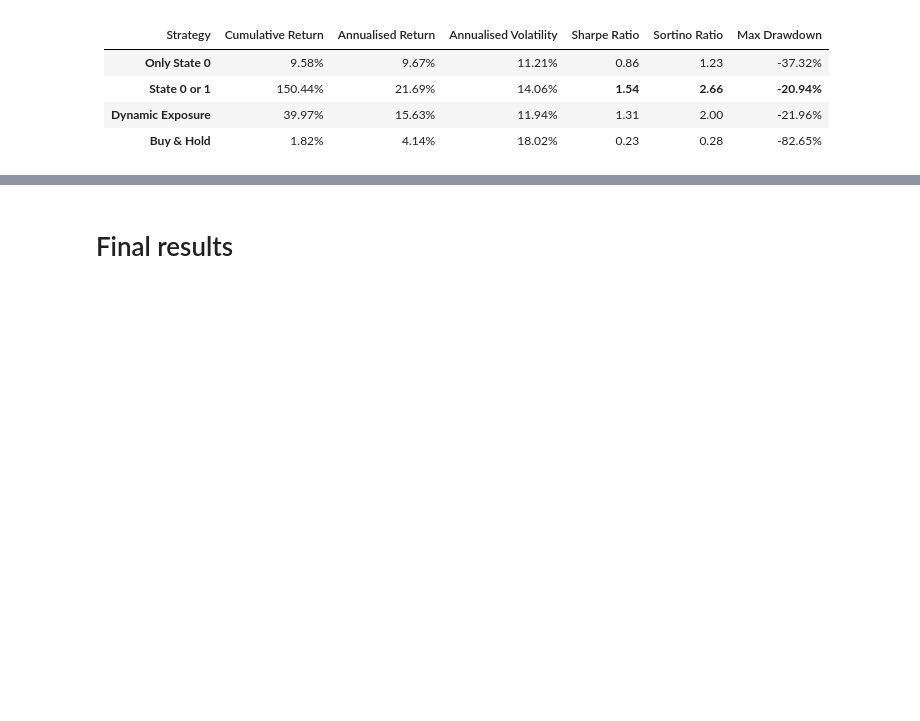
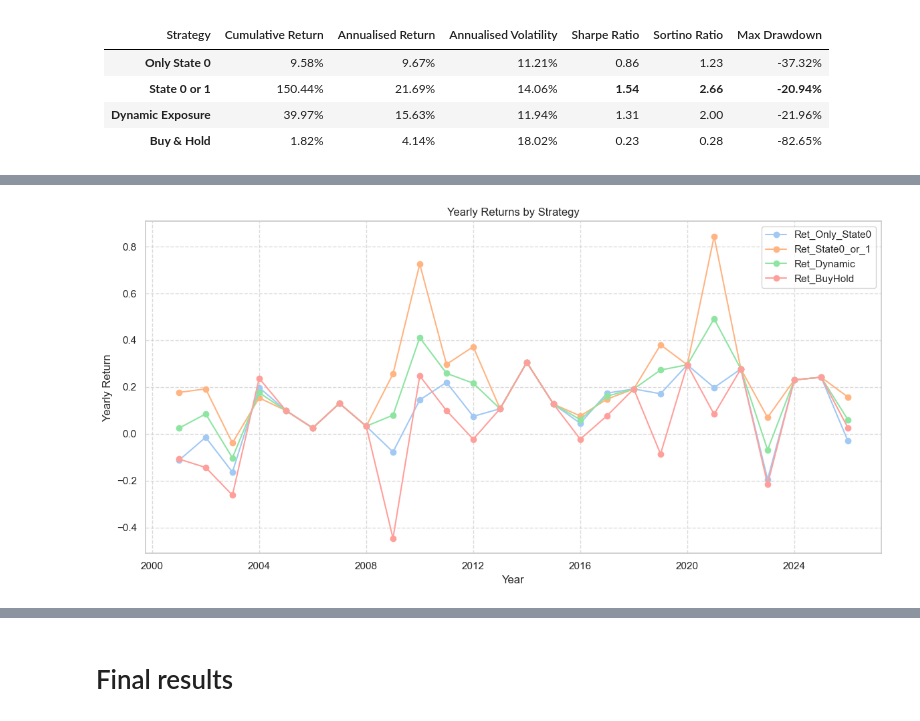
Before and after one commit to kgiannako/sp500-volatility-regime-hmm, a Jupyter notebook: notebooks/dev_hmm_volatility.ipynb, the cells around one changed output, grey strips where cells are left out. Cells and saved outputs as stored; diff of their text form; code cells hidden in the pictures; blank space fills up the shorter version.

```diff
--- a/notebooks/dev_hmm_volatility.ipynb
+++ b/notebooks/dev_hmm_volatility.ipynb
@@ -856,0 +1010,16 @@ results_weekly_df
+# %%
+# Example: Yearly Returns Plot
+plt.figure(figsize=(12, 6))
+
+for column in yearly_returns.columns:
+    plt.plot(yearly_returns.index, yearly_returns[column], marker='o', label=column)
+
+plt.title('Yearly Returns by Strategy')
+plt.xlabel('Year')
+plt.ylabel('Yearly Return')
+plt.grid(True, linestyle='--', alpha=0.7)
+plt.legend()
+plt.tight_layout()
+plt.show()
+# %% [output]
+[figure, added]
```
Also changed, not shown: parts of 16 cells of this notebook.
